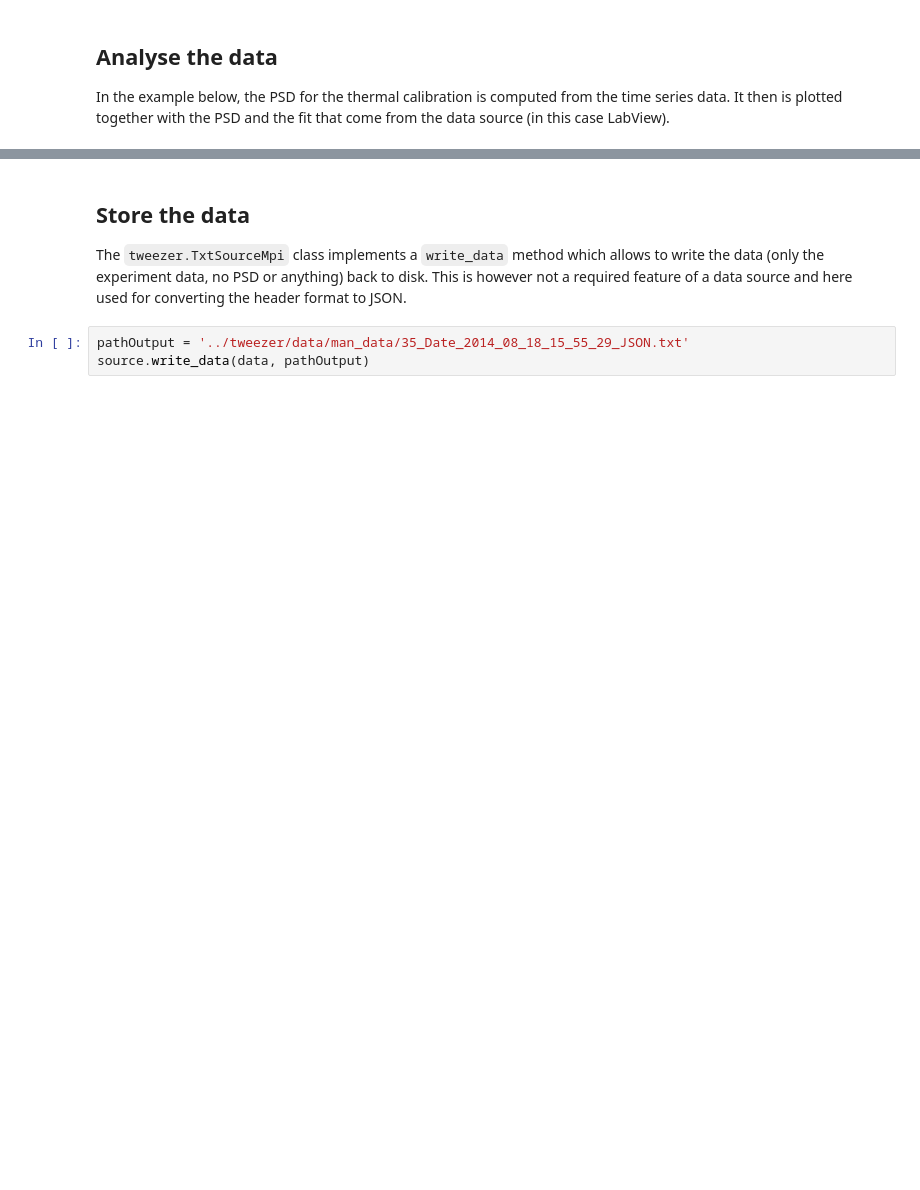
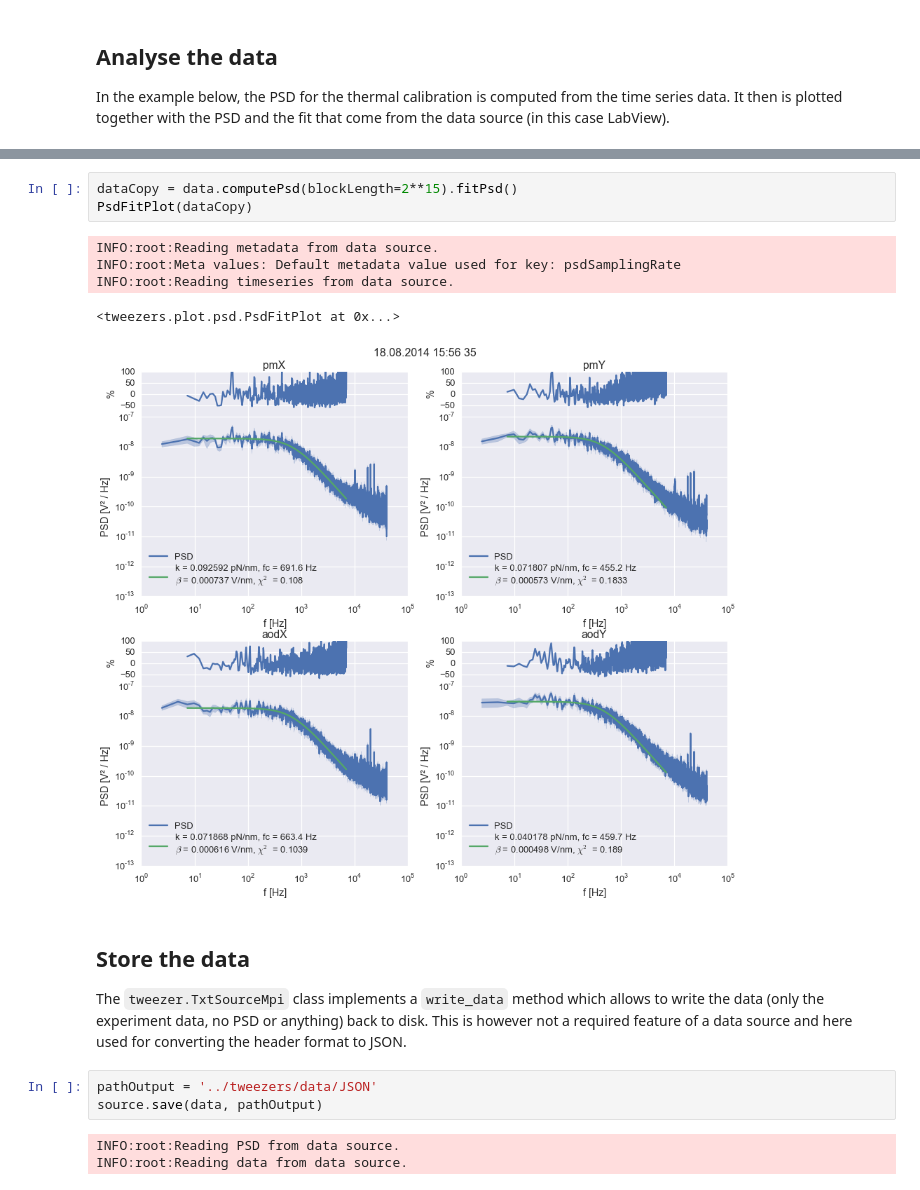
Before and after one commit to DollSimon/tweezers, a Jupyter notebook: notebooks/Introduction.ipynb, the cells around one changed output, grey strips where cells are left out. Cells and saved outputs as stored; diff of their text form; blank space fills up the shorter version.

```diff
--- a/notebooks/Introduction.ipynb
+++ b/notebooks/Introduction.ipynb
@@ -60,6 +69,18 @@ psdPlot = PsdPlot(data, psdSource=True, fitSource=True)
+# %%
+dataCopy = data.computePsd(blockLength=2**15).fitPsd()
+PsdFitPlot(dataCopy)
+# %% [output]
+INFO:root:Reading metadata from data source.
+INFO:root:Meta values: Default metadata value used for key: psdSamplingRate
+INFO:root:Reading timeseries from data source.
+<tweezers.plot.psd.PsdFitPlot at 0x...>
+[figure, added]
 # %% [markdown]
 ## Store the data
 The `tweezer.TxtSourceMpi` class implements a `write_data` method which allows to write the data (only the experiment data, no PSD or anything) back to disk. This is however not a required feature of a data source and here used for converting the header format to JSON.
 # %%
-pathOutput = '../tweezer/data/man_data/35_Date_2014_08_18_15_55_29_JSON.txt'
-source.write_data(data, pathOutput)
+pathOutput = '../tweezers/data/JSON'
+source.save(data, pathOutput)
+# %% [output]
+INFO:root:Reading PSD from data source.
+INFO:root:Reading data from data source.
```
Also changed, not shown: parts of 4 cells of this notebook, 15 other files.
